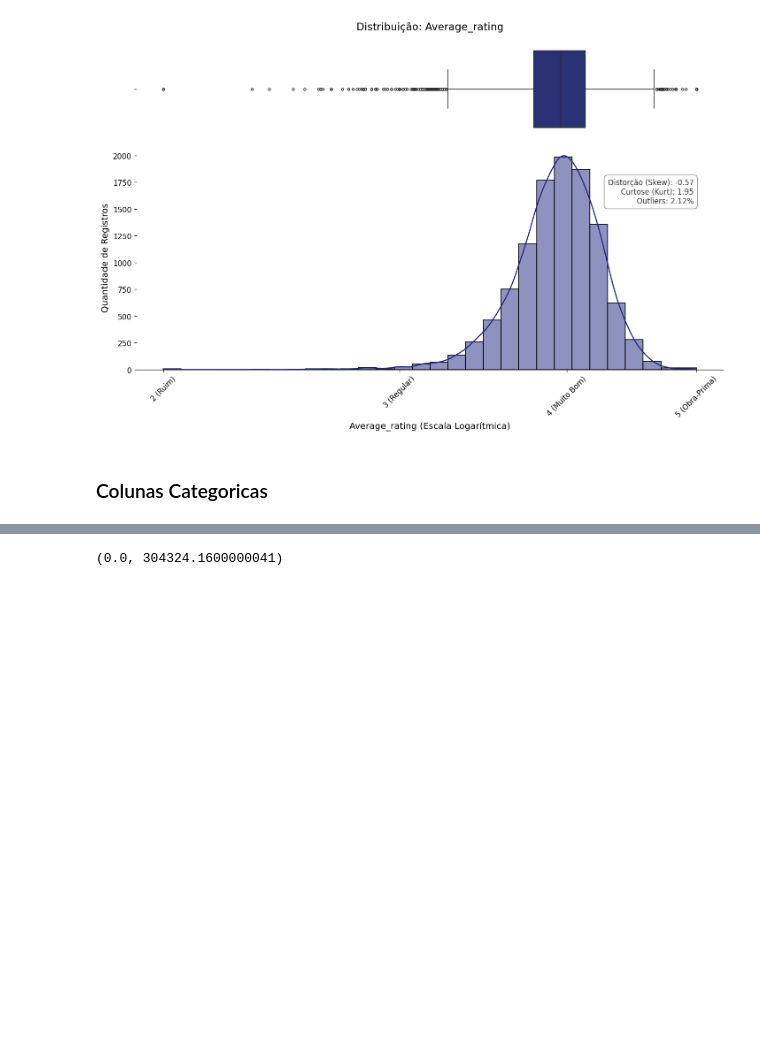
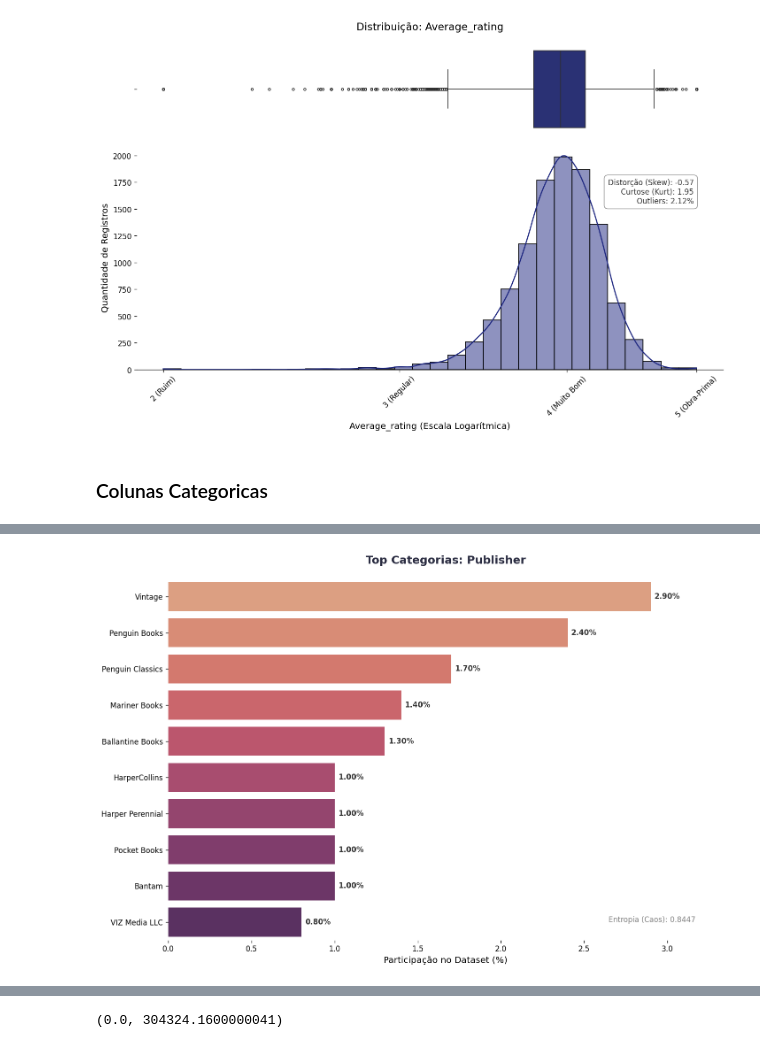
Before and after one commit to AleCecilio/entertainment_industry_performance_analysis, a Jupyter notebook: notebooks/04_eda_goodreads.ipynb, the cells around one changed output, grey strips where cells are left out. Drawn from its saved outputs; the diff is of its cells as text; code cells hidden in the pictures; blank space fills up the shorter version.

```diff
--- a/notebooks/04_eda_goodreads.ipynb
+++ b/notebooks/04_eda_goodreads.ipynb
@@ -156,0 +161,4 @@ graf.grafico_top_categorias(df_books, 'genres', resumo_cols_categoricas)
+# %%
+graf.grafico_top_categorias(df_books, 'publisher', resumo_cols_categoricas)
+# %% [output]
+[figure, added]
```
Also changed, not shown: parts of 25 cells of this notebook, 5 other files.
